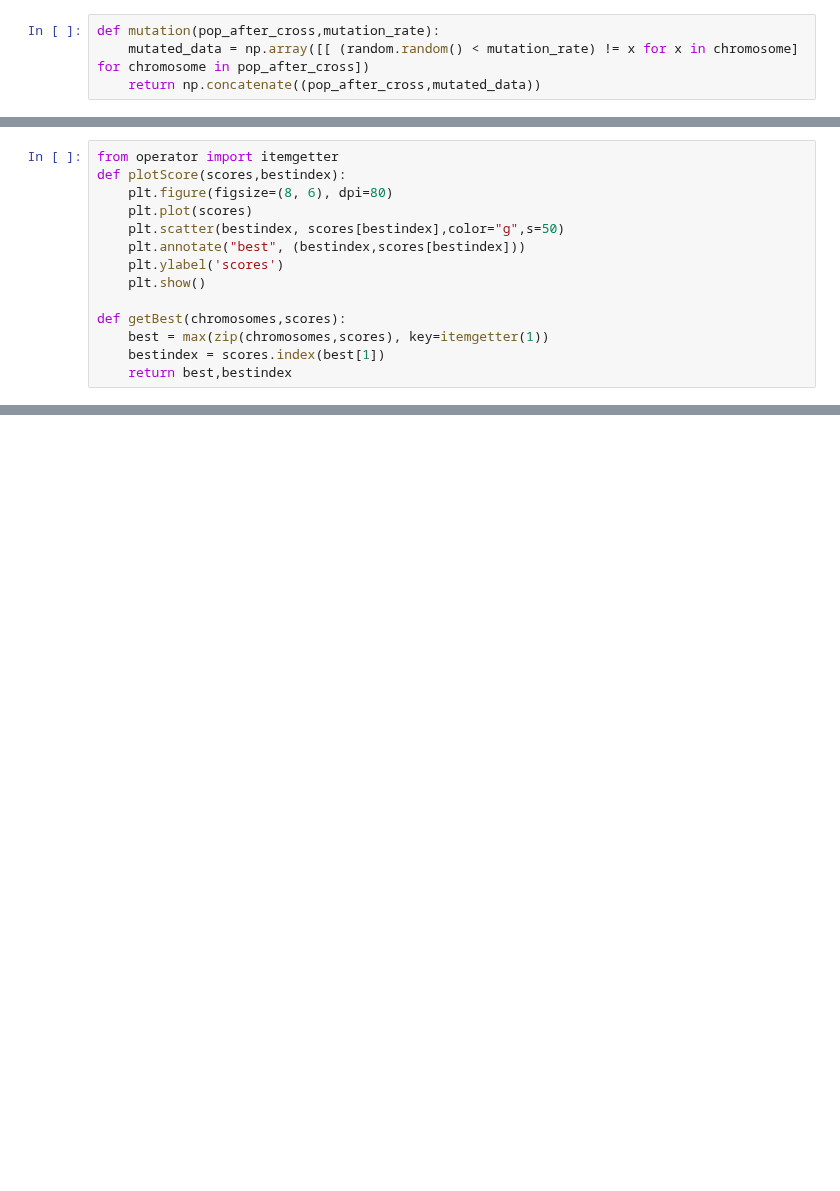
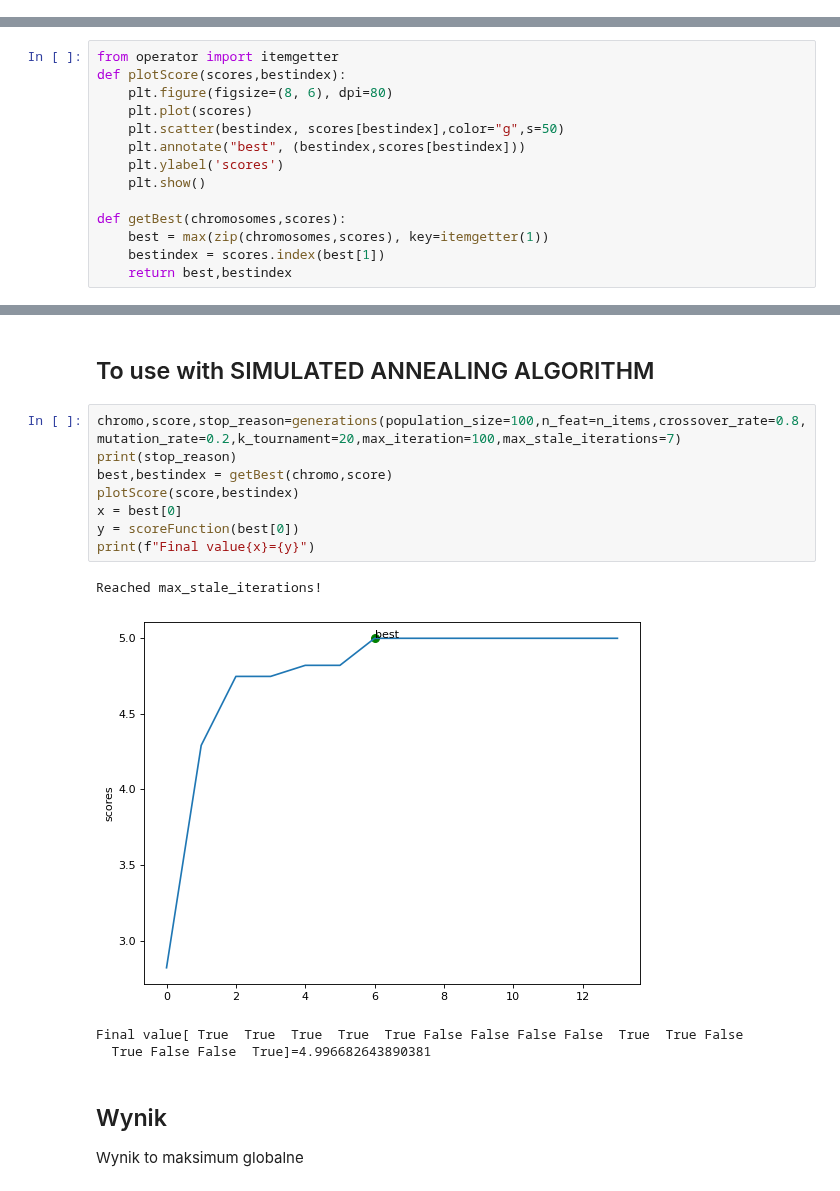
Before and after one commit to Vergenter/mswum, a Jupyter notebook: geneticAlgorithImplementation.ipynb, the cells around one changed output, grey strips where cells are left out. Drawn from its saved outputs; the diff is of its cells as text; blank space fills up the shorter version.

Commit message:
Adjust genetic algorith to paper

```diff
--- a/geneticAlgorithImplementation.ipynb
+++ b/geneticAlgorithImplementation.ipynb
@@ -33,5 +38 @@ def crossover(pop_after_sel,target_population_size=4):
     return np.concatenate((pop_after_sel,childrens))
-# %%
-def mutation(pop_after_cross,mutation_rate):
-    mutated_data = np.array([[ (random.random() < mutation_rate) != x for x in chromosome] for chromosome in pop_after_cross])
-    return np.concatenate((pop_after_cross,mutated_data))
@@ -82,0 +142,18 @@ Final value[ True  True  True  True  True False False False False  True  True Fa
+# %% [markdown]
+## To use with SIMULATED ANNEALING ALGORITHM
+# %%
+chromo,score,stop_reason=generations(population_size=100,n_feat=n_items,crossover_rate=0.8,mutation_rate=0.2,k_tournament=20,max_iteration=100,max_stale_iterations=7)
+print(stop_reason)
+best,bestindex = getBest(chromo,score)
+plotScore(score,bestindex)
+x = best[0]
+y = scoreFunction(best[0])
+print(f"Final value{x}={y}")
+# %% [output]
+Reached max_stale_iterations!
+[figure, added]
+Final value[ True  True  True  True  True False False False False  True  True False
+  True False False  True]=4.996682643890381
+# %% [markdown]
+## Wynik
+Wynik to maksimum globalne
```
Also changed, not shown: parts of 21 cells of this notebook.
